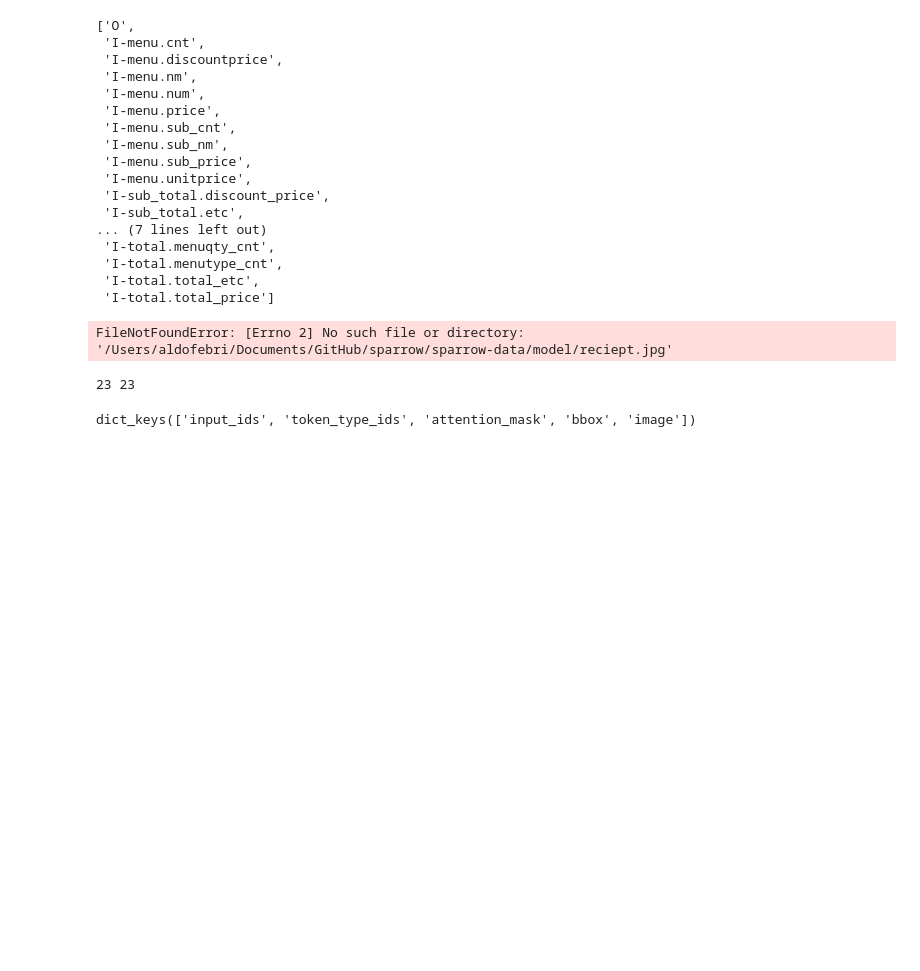
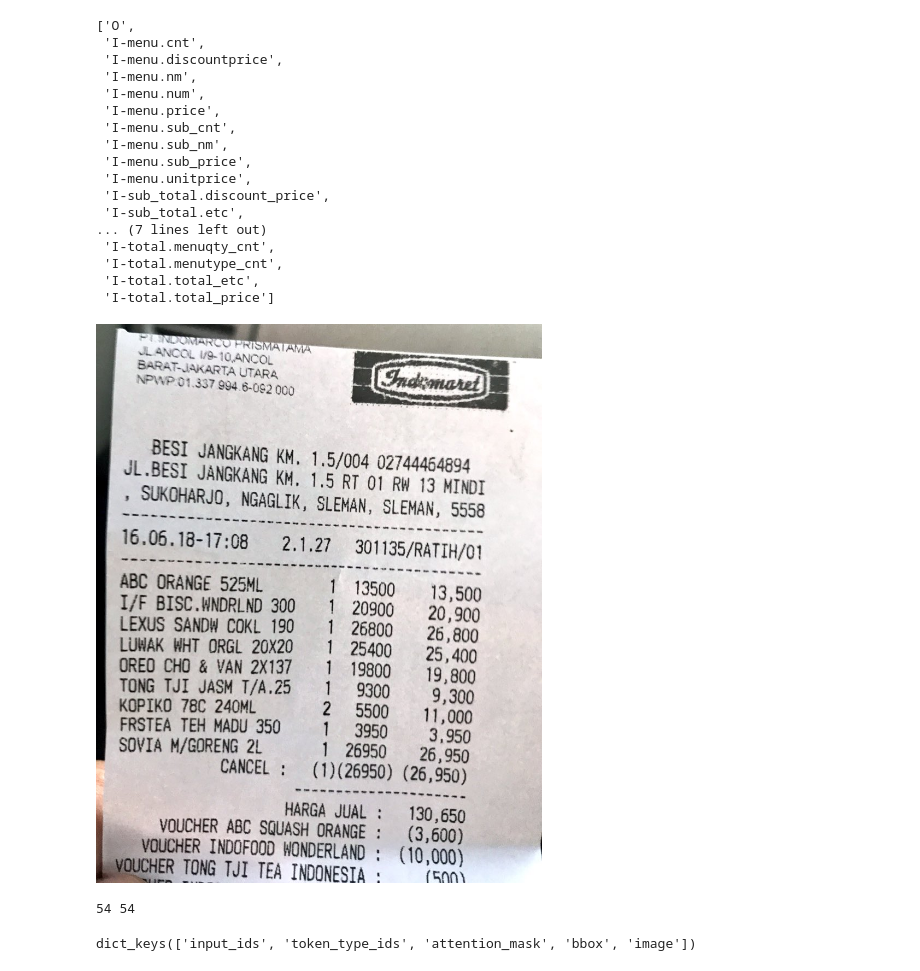
Before and after one commit to aldofebriii/sparrow, a Jupyter notebook: sparrow-data/model/post-ocr-model.ipynb, the cells around one changed output. Saved outputs shown, nothing was run; the diff lists cells and outputs as text; code cells hidden in the pictures; blank space fills up the shorter version.

Commit message:
update
add receipt
add mapping the word

```diff
--- a/sparrow-data/model/post-ocr-model.ipynb
+++ b/sparrow-data/model/post-ocr-model.ipynb
@@ -43,17 +43,17 @@ labels
  'I-total.total_price']
 # %%
 from PIL import Image
-image = Image.open('./receipt.jpg')
+image = Image.open('./Dfzj8LIU8AAki-Z.jpg')
 image = image.convert("RGB")
 image
 # %% [output]
-FileNotFoundError: [Errno 2] No such file or directory: '/Users/aldofebri/Documents/GitHub/sparrow/sparrow-data/model/reciept.jpg'
+[figure, added]
-# %%
-words = ["BESALI","CAFE","BESALI CAFE","De Tjolomadoe","Colomadu, Karanganyar","Pax:2","TABLE:33","OP:","Endah","POS Title:KASIR","POS:POS001","Rcpt#:B18000000060","29/03/201819:29","1 Mie Goreng Jawa","30,000","Nasi Goreng Besali","35,000","1.","Pisang Goreng","15,000","1 Tahu Isi","12.000","1 Tempe Mendoan","10,000","7 Ice Tea","175,000","SUBTOTAL","277,000"]
-bbox = [[323,12,611,87],[366,77,570,140],[363,187,540,245],[351,240,555,297],[285,325,616,390],[116,400,206,460],[385,380,510,427],[350,425,400,465],[566,420,655,475],[116,447,371,520],[596,467,761,512],[116,497,415,567],[506,517,765,560],[146,592,433,662],[663,605,765,660],[178,645,476,712],[665,650,765,705],[153,702,186,732],[180,695,400,755],[666,697,765,752],[145,742,320,795],[666,745,763,792],[146,795,403,847],[666,795,763,840],[145,837,306,900],[648,832,763,897],[181,937,318,992],[646,927,765,990]]
-print(len(words), len(bbox))
-# %% [output]
-23 23
+# %%
+words = ["PINDOMARCOPRISMATAMA","JLANCOL9-10ANCOL","BARAT-JAKARTA UTARA","Indrmaret","NPWP01.337994.6-092000","BESI JANGKANG KM.1.5/004 02744464894","JL.BESI JANGKANG KM.1.5 RT 01 RW 13 MINDI","SUKOHARJONGAGLIKSLEMANSLEMAN5558","16.06.18-17:08","2.1.27","301135/RATIH/01","ABC ORANGE 525ML","1","13500","13,500","I/F BISC.WNDRLND 300","1","20900","20,900","LEXUS SANDW COKL 190","1","26800","26,800","LUWAK WHT ORGL 20X20","1","25400","25,400","OREOCHO &VAN 2X137","1","19800","19,800","TONG TJI JASM T/A.25","1","9300","9,300","KOPIK078C240ML","2","5500","11,000","FRSTEATEH MADU 350","3950","3,950","SOVIA M/GORENG 2L","126950","26,950","CANCEL:","12695026,950)","HARGA JUAL","130,650","VOUCHER ABC SQUASH ORANGE :","3,600","VOUCHER INDOFOOD WONDERLAND:10,000)","VOUCHER TONG TJI TEA INDONESTA:","(500)"]
+bbox = [[98,12,480,53],[96,36,395,75],[94,59,405,100],[628,72,865,128],[91,85,442,130],[125,202,837,270],[63,241,873,308],[73,283,871,351],[58,364,338,403],[412,373,528,410],[582,382,862,422],[53,443,368,478],[522,451,541,481],[577,453,670,489],[750,460,865,501],[55,481,446,518],[519,490,539,518],[572,489,669,526],[743,498,862,536],[52,521,442,554],[519,526,534,553],[571,525,665,563],[741,534,857,574],[51,558,441,590],[514,562,535,589],[567,562,665,600],[737,570,854,610],[52,595,435,626],[513,597,530,627],[569,599,661,636],[737,608,851,647],[52,631,436,662],[507,634,533,665],[580,635,660,672],[748,645,850,684],[52,667,355,695],[503,670,531,702],[579,672,656,708],[732,683,844,718],[53,701,412,731],[577,708,655,745],[745,718,841,753],[51,737,372,769],[500,741,653,781],[725,752,838,787],[278,773,432,808],[484,779,830,824],[424,854,639,885],[700,858,828,895],[143,878,640,921],[694,894,825,931],[100,910,825,972],[45,952,638,997],[737,971,829,999]]
+print(len(words), len(bbox))
+# %% [output]
+54 54
 # %%
 from transformers import LayoutLMv2Processor
 
```
Also changed, not shown: parts of 5 cells of this notebook, 3 other files.
